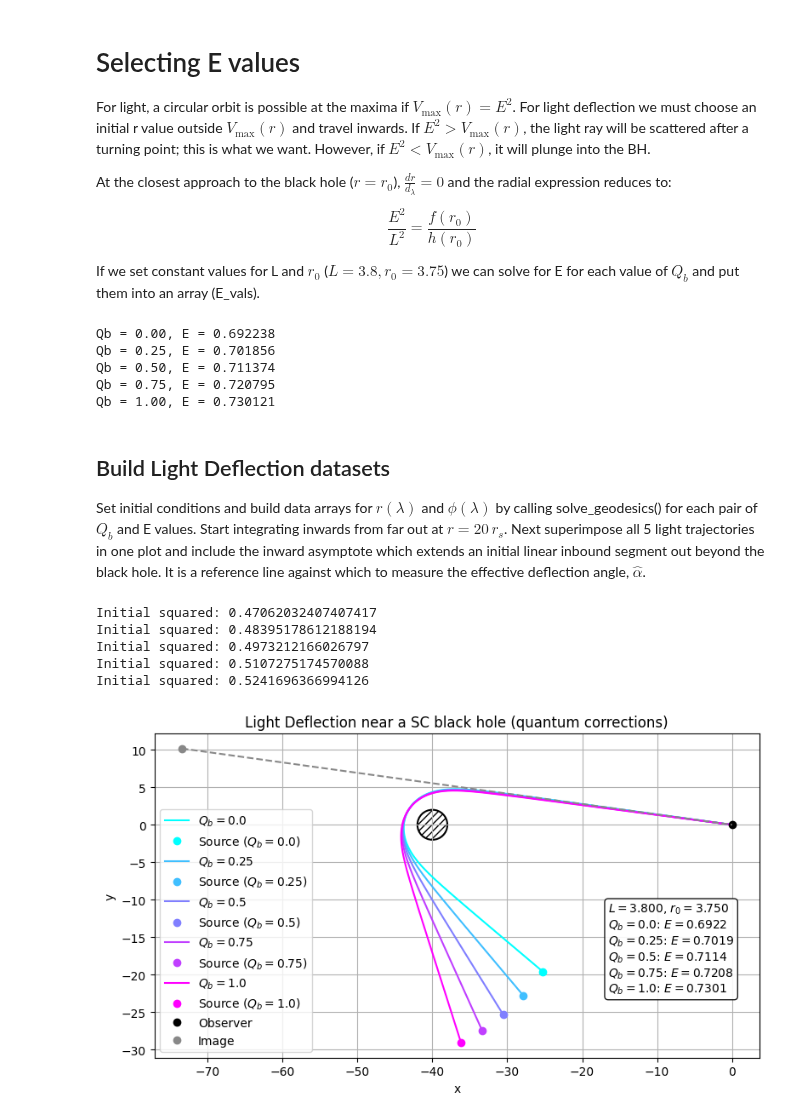
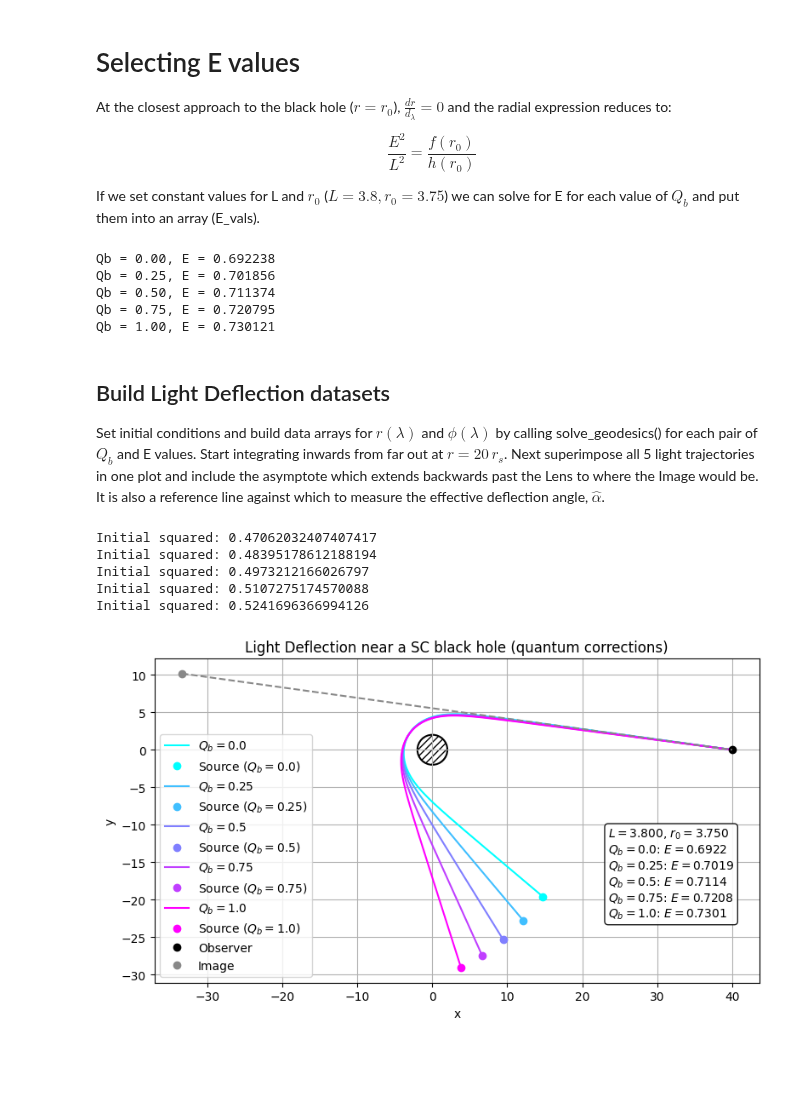
Before and after one commit to AdamSmithOrlik/quantum-black-holes, a Jupyter notebook: sue/light-deflection.ipynb, the cells around one changed output. Drawn from its saved outputs; the diff is of its cells as text; code cells hidden in the pictures; blank space fills up the shorter version.

Commit message:
updates to light-deflection - May 13

```diff
--- a/sue/light-deflection.ipynb
+++ b/sue/light-deflection.ipynb
@@ -164,8 +150,6 @@ def solve_geodesic(r_init, phi_init, t_init, lam_range, params, epsilon=0, direc
     return t_vals, r_vals, phi_vals
 # %% [markdown]
 # Selecting E values
-
-For light, a circular orbit is possible at the maxima if $V_{\text{max}}(r) = E^2$. For light deflection we must choose an initial r value outside $V_{\text{max}}(r)$ and travel inwards. If $E^2 > V_{\text{max}}(r)$, the light ray will be scattered after a turning point; this is what we want. However, if $E^2 < V_{\text{max}}(r)$, it will plunge into the BH.
 
 At the closest approach to the black hole ($r = r_0$), $\frac{dr}{d_\lambda} = 0$ and the radial expression reduces to:
 
@@ -198,7 +182,7 @@ Qb = 1.00, E = 0.730121
 # %% [markdown]
 ## Build Light Deflection datasets ##
 
-Set initial conditions and build data arrays for $r(\lambda)$ and $\phi(\lambda)$ by calling solve_geodesics() for each pair of $Q_b$ and E values. Start integrating inwards from far out at $r = 20\,r_s$. Next superimpose all 5 light trajectories in one plot and include the inward asymptote which extends an initial linear inbound segment out beyond the black hole. It is a reference line against which to measure the effective deflection angle, $\hat{\alpha}$.
+Set initial conditions and build data arrays for $r(\lambda)$ and $\phi(\lambda)$ by calling solve_geodesics() for each pair of $Q_b$ and E values. Start integrating inwards from far out at $r = 20\,r_s$. Next superimpose all 5 light trajectories in one plot and include the asymptote which extends backwards past the Lens to where the Image would be. It is also a reference line against which to measure the effective deflection angle, $\hat{\alpha}$.
 # %%
 # block 5 - create data for light deflection
 # ------- initial conditions ------ #
@@ -281,18 +250,9 @@ Initial squared: 0.4973212166026797
 Initial squared: 0.5107275174570088
 Initial squared: 0.5241696366994126
 # %%
-# block 6 - plot light deflection
-# translate datapoints so observer (first point) is at (0, 0)
-x0 = x_vals_0 - x_vals_0[0]
-y0 = y_vals_0 - y_vals_0[0]
-x1 = x_vals_1 - x_vals_1[0]
-y1 = y_vals_1 - y_vals_1[0]
-x2 = x_vals_2 - x_vals_2[0]
-y2 = y_vals_2 - y_vals_2[0]
-x3 = x_vals_3 - x_vals_3[0]
-y3 = y_vals_3 - y_vals_3[0]
-x4 = x_vals_4 - x_vals_4[0]
-y4 = y_vals_4 - y_vals_4[0]
+# Block 6 - light deflection - lens at (0,0)
+x_vals_list = [x0, x1, x2, x3, x4]
+y_vals_list = [y0, y1, y2, y3, y4]
 # source positions (last point in each trajectory)
 source_0 = (x0[-1], y0[-1])
 source_1 = (x1[-1], y1[-1])
@@ -317,10 +277,8 @@ x_end = x_start - arc_length / np.sqrt(1 + m**2)
 x_back = np.linspace(x_end, x_start, 100)
 y_back = m * x_back + c
 
-
 colors = [cm.cool(q) for q in Qb_vals]  # cool returns RGBA colors
 
-# Plot figure
 plt.figure(figsize=(8, 6))
 
 # Plot each trajectory and source with corresponding colormap color
@@ -332,41 +290,40 @@ for i, (traj, src, q_val, color) in enumerate(zip(trajectories, sources, Qb_vals
     plt.plot(*src, 'o', color=color, label=rf"Source ($Q_b={q_val}$)")
 
 # Observer at (0, 0)
-plt.plot(0, 0, 'ko', label='Observer')
+plt.plot(40, 0, 'ko', label='Observer')
 
-# Lens at (-40, 0), radius = 2.0
-lens_x = (-1) * (r_init * np.cos(phi0))
+# Lens at (0, 0), radius = 2.0
 lens_radius = 2.0
-lens_circle = plt.Circle((lens_x, 0), lens_radius, edgecolor='black',
+lens_circle = plt.Circle((0, 0), lens_radius, edgecolor='black',
                          facecolor='none', hatch='////', linewidth=1.5)
 plt.gca().add_patch(lens_circle)
 
 # Image at end of asymptote
 image_pos = (x_back[0], y_back[0])
 plt.plot(*image_pos, 'o', color='#888888', label=rf"Image")
 plt.plot(x_back, y_back, '--', color='#888888')
 
 # Annotation box with LaTeX formatting
 label_text = (
     rf"$L = {L1:.3f}$, $r_0 = {r0:.3f}$" + "\n"
     rf"$Q_b = 0.0$: $E = {E0:.4f}$" + "\n"
     rf"$Q_b = 0.25$: $E = {E1:.4f}$" + "\n"
     rf"$Q_b = 0.5$: $E = {E2:.4f}$" + "\n"
     rf"$Q_b = 0.75$: $E = {E3:.4f}$" + "\n"
     rf"$Q_b = 1.0$: $E = {E4:.4f}$"
 )
 props = dict(boxstyle='round', facecolor='white', alpha=0.9)
 plt.text(0.75, 0.48, label_text, transform=plt.gca().transAxes,
          fontsize=10, verticalalignment='top', bbox=props)
 
 # Final formatting
 plt.xlabel('x')
 plt.ylabel('y')
 plt.title('Light Deflection near a SC black hole (quantum corrections)')
 plt.gca().set_aspect('equal')
 plt.grid(True)
 plt.legend()
 plt.tight_layout()
 plt.show()
 # %% [output]
-[figure, old version]
+[figure, new version]
```
Also changed, not shown: parts of 13 cells of this notebook.
